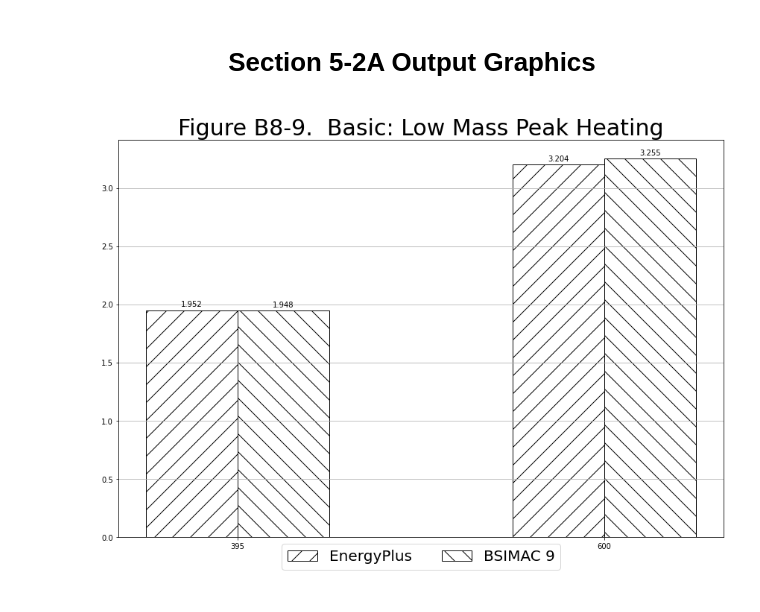
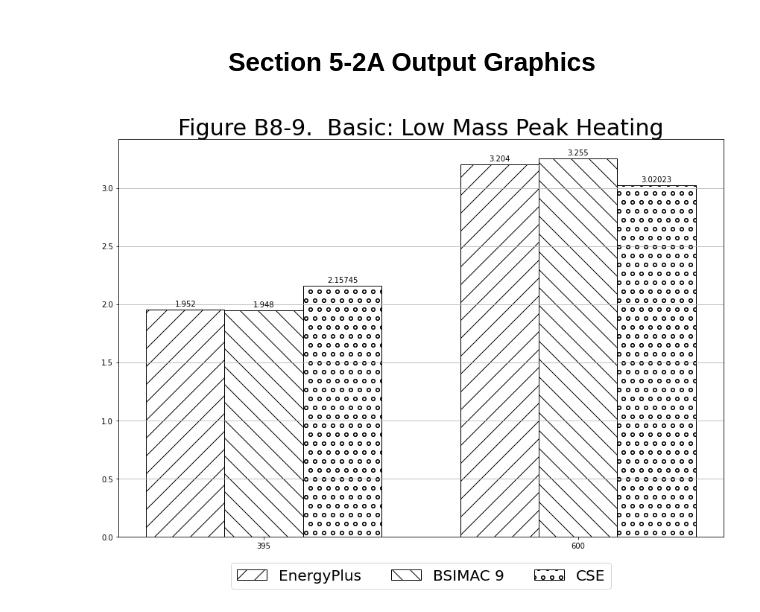
Before and after one commit to JasonGlazer/ashrae-140-automation, a Jupyter notebook: notebooks/RESULTS5-2A.ipynb, the cells around one changed output. Saved outputs shown, nothing was run; the diff lists cells and outputs as text; code cells hidden in the pictures.

```diff
--- a/notebooks/RESULTS5-2A.ipynb
+++ b/notebooks/RESULTS5-2A.ipynb
@@ -21,7 +21,7 @@ HTML("""
 """)
 # %%
 root_directory = (os.path.dirname(os.getcwd()))
-json_file_list = ['processed/RESULTS5-2A-EnergyPlus-9.0.1.json', 'processed/RESULTS5-2A-BSIMAC 9-9.0.74.json']
+json_file_list = ['processed/RESULTS5-2A-EnergyPlus-9.0.1.json', 'processed/RESULTS5-2A-BSIMAC-9-9.0.74.json', 'processed/RESULTS5-2A-CSE-0.861.1.json']
 # %%
 json_data = {}
 for f in json_file_list:
@@ -37,30 +37,31 @@ labels = []
 data = []
 programs = []
 cases = ['395', '600']
-hatches = ['/', '\\']
 for idx, (tst, json_obj) in enumerate(json_data.items()):
     tmp_data = []
     for case in cases:
         tmp_data.append(json_obj['conditioned_zone_loads_non_free_float'][case]['peak_heating_kW'])
     data.insert(idx, tmp_data)
     programs.insert(idx, json_obj['identifying_information']['software_name'])
+
+hatches = ['/', '\\', 'o', '//'][:len(data)]
 # %%
 fig, ax = plt.subplots(1, 1, figsize=(12,8), sharex=True)
 fig.tight_layout()
 
 width = 0.25
 
 ax.set_xticks(np.arange(max([len(i) for i in data])))
 ax.set_title('Figure B8-9.  Basic: Low Mass Peak Heating', fontsize=30)
 ax.set_xticklabels(cases)
 for idx, (p, d, h) in enumerate(zip(programs, data, hatches)):
     x = np.arange(len(d))
-    rects = ax.bar(x - width/len(data) + idx * width, d, width, label=p, hatch=h, fill=None)
+    rects = ax.bar(x + (width * idx) - (width/2 * (len(data) - 1)), d, width, label=p, hatch=h, fill=None)
     ax.bar_label(rects, padding=3)
 
 ax.grid(which='major', axis='y')
-ax.legend(loc='lower center', bbox_to_anchor=(0.5, -0.1), ncol=len(programs), fontsize=20)
+ax.legend(loc='lower center', bbox_to_anchor=(0.5, -0.15), ncol=len(programs), fontsize=20)
 
 plt.show();
 # %% [output]
-[figure, old version]
+[figure, new version]
```
Also changed, not shown: 3 other files.
